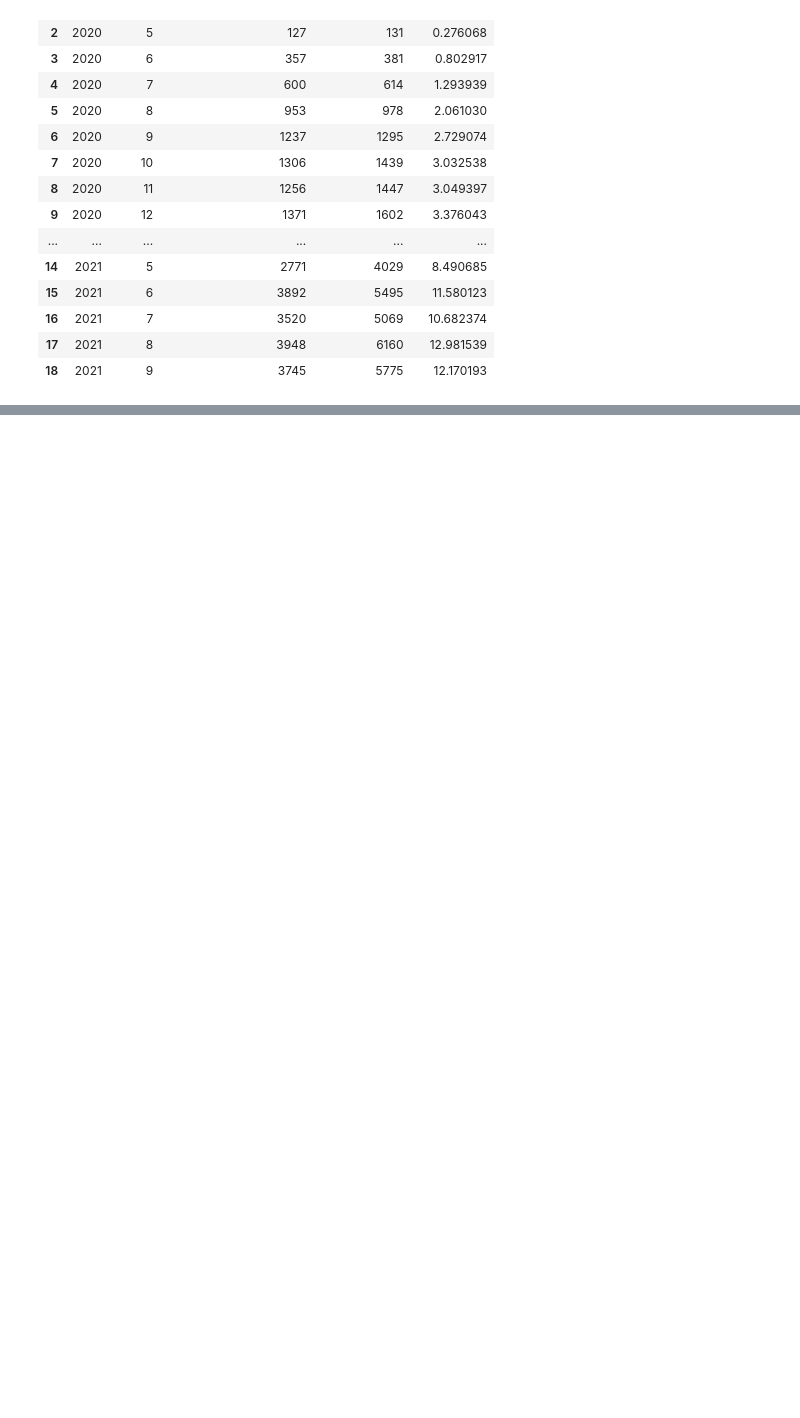
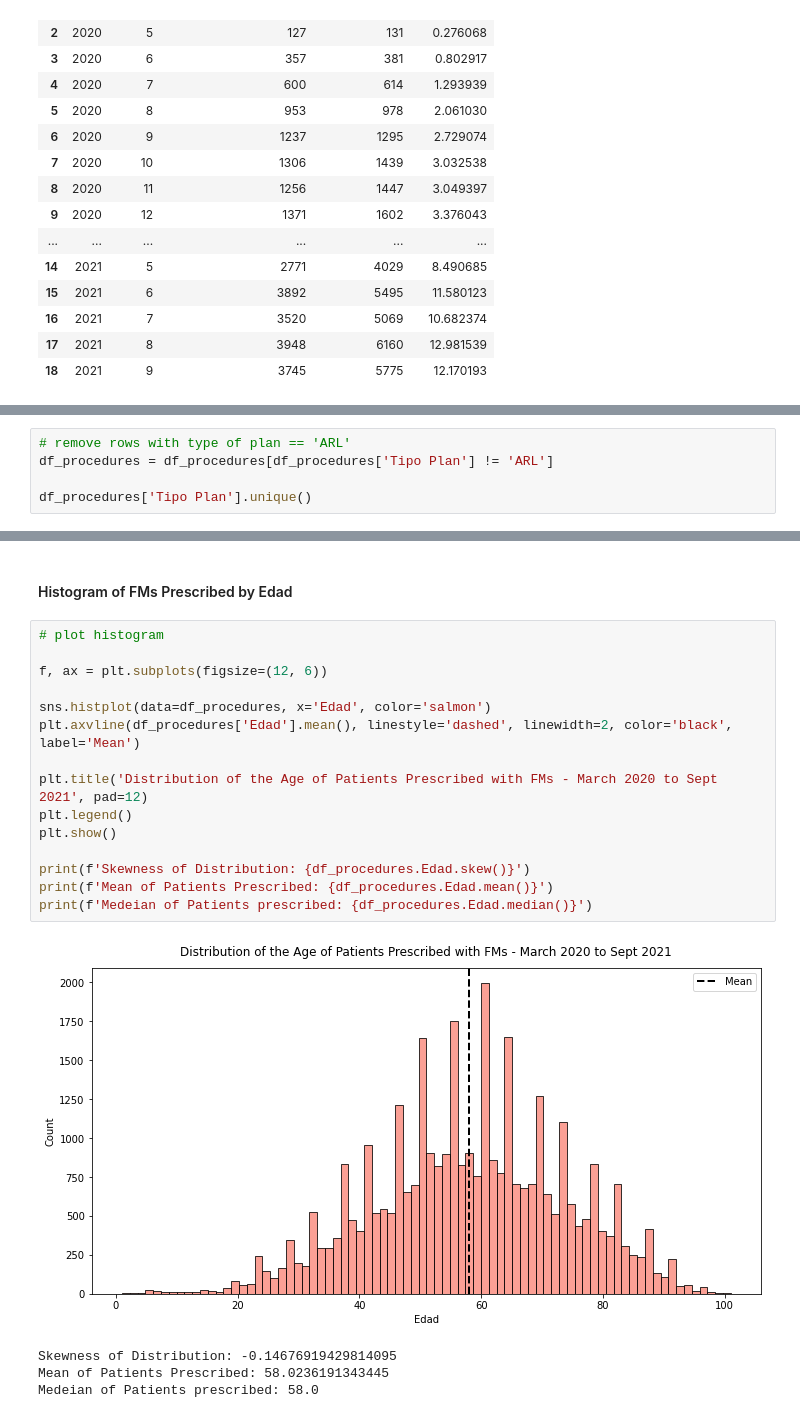
Before and after one commit to princeKike27/Khiron-Next-Buyers-FM, a Jupyter notebook: Khiron_Next_Buyers_FM.ipynb, the cells around one changed output, grey strips where cells are left out. Drawn from its saved outputs; the diff is of its cells as text; blank space fills up the shorter version.

```diff
--- a/Khiron_Next_Buyers_FM.ipynb
+++ b/Khiron_Next_Buyers_FM.ipynb
@@ -357,0 +379,5 @@ plt.show()
+# %%
+# remove rows with type of plan == 'ARL'
+df_procedures = df_procedures[df_procedures['Tipo Plan'] != 'ARL']
+
+df_procedures['Tipo Plan'].unique()
@@ -357,0 +424,22 @@ plt.show()
+# %% [markdown]
+#### Histogram of FMs Prescribed by Edad
+# %%
+# plot histogram
+
+f, ax = plt.subplots(figsize=(12, 6))
+
+sns.histplot(data=df_procedures, x='Edad', color='salmon')
+plt.axvline(df_procedures['Edad'].mean(), linestyle='dashed', linewidth=2, color='black', label='Mean')
+
+plt.title('Distribution of the Age of Patients Prescribed with FMs - March 2020 to Sept 2021', pad=12)
+plt.legend()
+plt.show()
+
+print(f'Skewness of Distribution: {df_procedures.Edad.skew()}')
+print(f'Mean of Patients Prescribed: {df_procedures.Edad.mean()}')
+print(f'Medeian of Patients prescribed: {df_procedures.Edad.median()}')
+# %% [output]
+[figure, added]
+Skewness of Distribution: -0.14676919429814095
+Mean of Patients Prescribed: 58.0236191343445
+Medeian of Patients prescribed: 58.0
```
Also changed, not shown: parts of 43 cells of this notebook.
